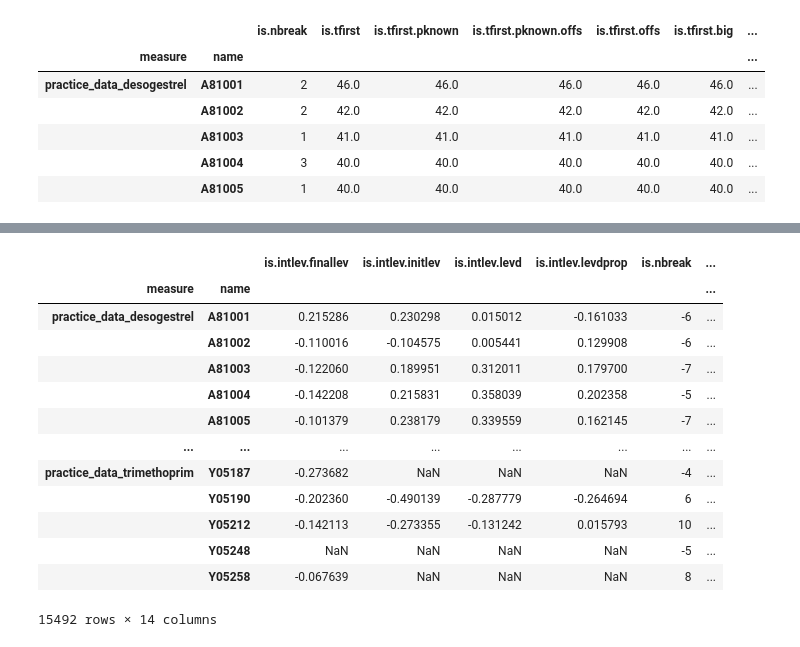
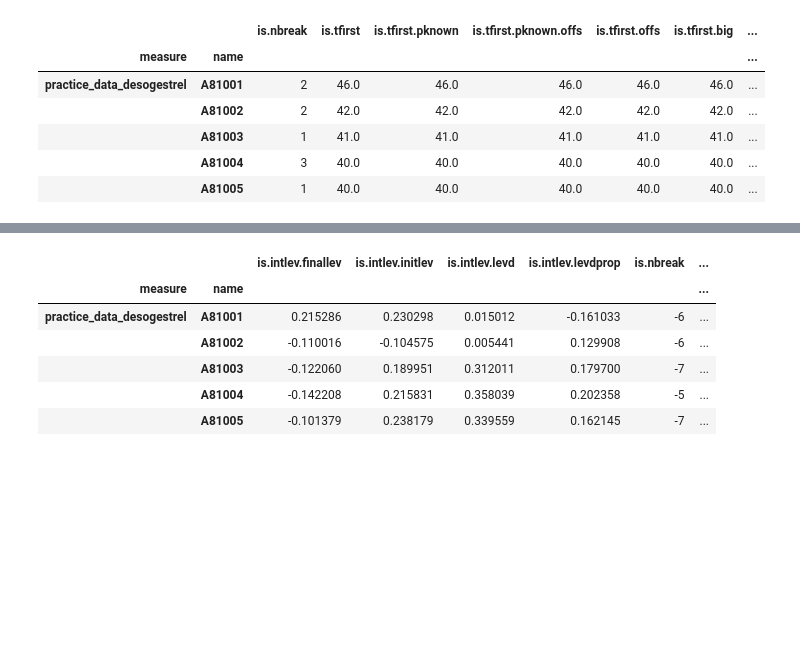
Before and after one commit to ebmdatalab/factors-associated-with-changing-notebook, a Jupyter notebook: notebooks/Factors_associated_with_changing.ipynb, the cells around one changed output, grey strips where cells are left out. Saved outputs shown, nothing was run; the diff lists cells and outputs as text; code cells hidden in the pictures; blank space fills up the shorter version.

```diff
--- a/notebooks/Factors_associated_with_changing.ipynb
+++ b/notebooks/Factors_associated_with_changing.ipynb
@@ -45,22 +45,15 @@ changes_nat
 | practice_data_trimethoprim | data.pick...pick.rel. | 5 | 16 | 16 | 16 | 16 | 47 | ... |
 # %%
 difference = changes - changes_nat
-difference
+difference.head()
 # %% [output]
 |  |  | is.intlev.finallev | is.intlev.initlev | is.intlev.levd | is.intlev.levdprop | is.nbreak | ... |
 | measure | name |  |  |  |  |  | ... |
 | practice_data_desogestrel | A81001 | 0.215286 | 0.230298 | 0.015012 | -0.161033 | -6 | ... |
 |  | A81002 | -0.110016 | -0.104575 | 0.005441 | 0.129908 | -6 | ... |
 |  | A81003 | -0.122060 | 0.189951 | 0.312011 | 0.179700 | -7 | ... |
 |  | A81004 | -0.142208 | 0.215831 | 0.358039 | 0.202358 | -5 | ... |
 |  | A81005 | -0.101379 | 0.238179 | 0.339559 | 0.162145 | -7 | ... |
-| ... | ... | ... | ... | ... | ... | ... | ... |
-| practice_data_trimethoprim | Y05187 | -0.273682 | NaN | NaN | NaN | -4 | ... |
-|  | Y05190 | -0.202360 | -0.490139 | -0.287779 | -0.264694 | 6 | ... |
-|  | Y05212 | -0.142113 | -0.273355 | -0.131242 | 0.015793 | 10 | ... |
-|  | Y05248 | NaN | NaN | NaN | NaN | -5 | ... |
-|  | Y05258 | -0.067639 | NaN | NaN | NaN | 8 | ... |
-15492 rows × 14 columns
 # %%
 reg_data = rd.get_data()
 reg_data.head()
```
Also changed, not shown: parts of 7 cells of this notebook, 3 other files.
